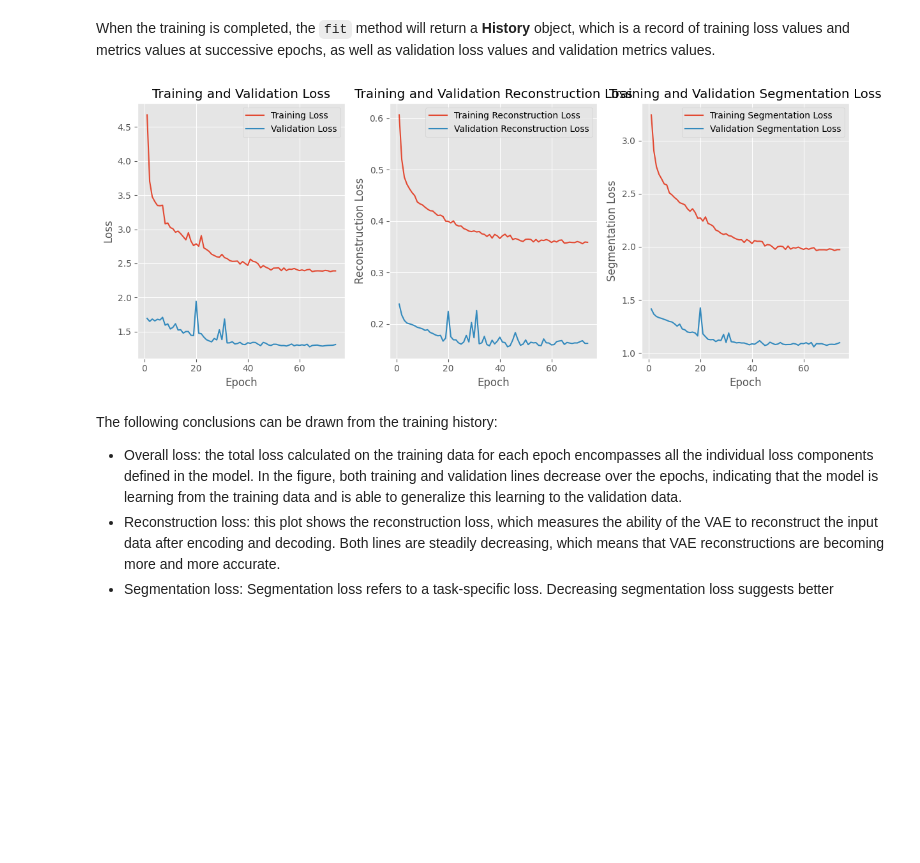
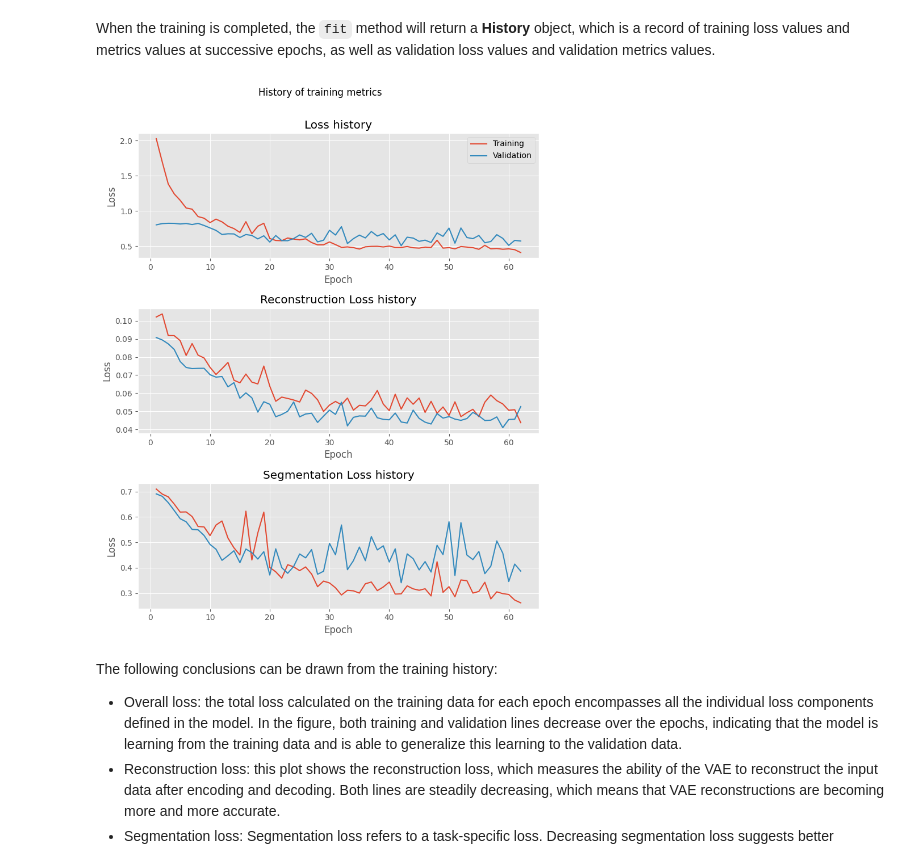
Before and after one commit to natalialopezg/Monografia-EACD, a Jupyter notebook: Polyp_Segmentation_VAE.ipynb, the cells around one changed output. Drawn from its saved outputs; the diff is of its cells as text; code cells hidden in the pictures; blank space fills up the shorter version.

```diff
--- a/Polyp_Segmentation_VAE.ipynb
+++ b/Polyp_Segmentation_VAE.ipynb
@@ -594,9 +723,10 @@ In addition, data augmentation techniques are employed to improve the diversity
 # %%
 # Set parameters for `generate_data_batches` function
 data_dir = '/tmp/prepared_data'
-batch_size = 16
+batch_size = 32
 seed = 123
 image_size = (256, 256)
+
 
 # Load the datasets
 train_dataset = load_dataset(data_dir, 'train', batch_size=batch_size, image_size=image_size, seed = seed)
@@ -671,12 +796,3 @@ This process consists of randomly flipping the image both horizontally and verti
-# %%
-data_augmentation = tf.keras.Sequential([
-    tf.keras.layers.RandomFlip("horizontal_and_vertical"),
-    tf.keras.layers.RandomRotation(0.2),
-    tf.keras.layers.RandomZoom(0.2),
-])
-
-
-train_dataset = train_dataset.map(augment_data, num_parallel_calls=tf.data.AUTOTUNE)
 # %% [markdown]
 <a name="vae-model"></a>
 ## Variational Autoenconder Model
@@ -712,5 +828,5 @@ In this section, the VAE model will be configured for training. The functions bu
 # %%
-latent_dim = 128
+latent_dim = 110
 epochs = 100
 
 encoder = build_encoder(latent_dim)
@@ -740,7 +857,7 @@ A Variational Autoencoder (VAE) model is created and compiled by first instantia
 model = VAE(encoder, decoder)
 
 # Compile the model with the new loss function
-model.compile(optimizer=tf.keras.optimizers.Adam(learning_rate=1e-4), loss={'reconstructed': 'mse', 'segmentation': combined_loss})
+model.compile(optimizer=tf.keras.optimizers.Adam(learning_rate=1e-4), loss=combined_loss)
 # %% [markdown]
 <a name="model-training"></a>
 ### Model training
@@ -825,45 +925,41 @@ When the training is completed, the `fit` method will return a **History** objec
 # %%
 # Get the history of accuracy and loss from the `history` object
 loss = history.history['loss']
 val_loss = history.history['val_loss']
-reconstructed_loss = history.history['reconstructed_loss']
-val_reconstructed_loss = history.history['val_reconstructed_loss']
+reconstructed_loss = history.history['reconstruction_loss']
+val_reconstructed_loss = history.history['val_reconstruction_loss']
 segmentation_loss = history.history['segmentation_loss']
 val_segmentation_loss = history.history['val_segmentation_loss']
 
-# Plot the loss
-plt.figure(figsize=(12, 5))
-plt.subplot(1, 3, 1)
-plt.plot(range(1, len(loss) + 1), loss, label='Training Loss')
-plt.plot(range(1, len(val_loss) + 1), val_loss, label='Validation Loss')
-plt.xlabel('Epoch')
-plt.ylabel('Loss')
-plt.title('Training and Validation Loss')
-plt.legend()
+# Create subplots
+fig, axes = plt.subplots(3,1, figsize=(8, 10))
 
-# Plot the loss
-plt.subplot(1, 3, 2)
-plt.plot(range(1, len(reconstructed_loss) + 1), reconstructed_loss, label='Training Reconstruction Loss')
-plt.plot(range(1, len(val_reconstructed_loss) + 1), val_reconstructed_loss, label='Validation Reconstruction Loss')
-plt.xlabel('Epoch')
-plt.ylabel('Reconstruction Loss')
-plt.title('Training and Validation Reconstruction Loss')
-plt.legend()
+axes[0].plot(range(1, len(loss) + 1), loss, label='Training')
+axes[0].plot(range(1, len(val_loss) + 1), val_loss, label='Validation')
+axes[0].set_xlabel('Epoch')
+axes[0].set_ylabel('Loss')
+axes[0].set_title('Loss history')
+axes[0].legend()
 
-# Plot the loss
-plt.subplot(1, 3, 3)
-plt.plot(range(1, len(segmentation_loss) + 1), segmentation_loss, label='Training Segmentation Loss')
-plt.plot(range(1, len(val_segmentation_loss) + 1), val_segmentation_loss, label='Validation Segmentation Loss')
-plt.xlabel('Epoch')
-plt.ylabel('Segmentation Loss')
-plt.title('Training and Validation Segmentation Loss')
-plt.legend()
+axes[1].plot(range(1, len(reconstructed_loss) + 1), reconstructed_loss, label='Training')
+axes[1].plot(range(1, len(val_reconstructed_loss) + 1), val_reconstructed_loss, label='Validation')
+axes[1].set_xlabel('Epoch')
+axes[1].set_ylabel('Loss')
+axes[1].set_title('Reconstruction Loss history')
+
+axes[2].plot(range(1, len(segmentation_loss) + 1), segmentation_loss, label='Training')
+axes[2].plot(range(1, len(val_segmentation_loss) + 1), val_segmentation_loss, label='Validation')
+axes[2].set_xlabel('Epoch')
+axes[2].set_ylabel('Loss')
+axes[2].set_title('Segmentation Loss history')
 
 # Adjust the layout and show the plot
 plt.tight_layout()
+plt.subplots_adjust(top = 0.9, hspace = 0.4)
+fig.suptitle("History of training metrics")
 plt.show()
 # %% [output]
-[figure, old version]
+[figure, new version]
 # %% [markdown]
 The following conclusions can be drawn from the training history:
 - Overall loss: the total loss calculated on the training data for each epoch encompasses all the individual loss components defined in the model. In the figure, both training and validation lines decrease over the epochs, indicating that the model is learning from the training data and is able to generalize this learning to the validation data.
```
Also changed, not shown: parts of 28 cells of this notebook.
